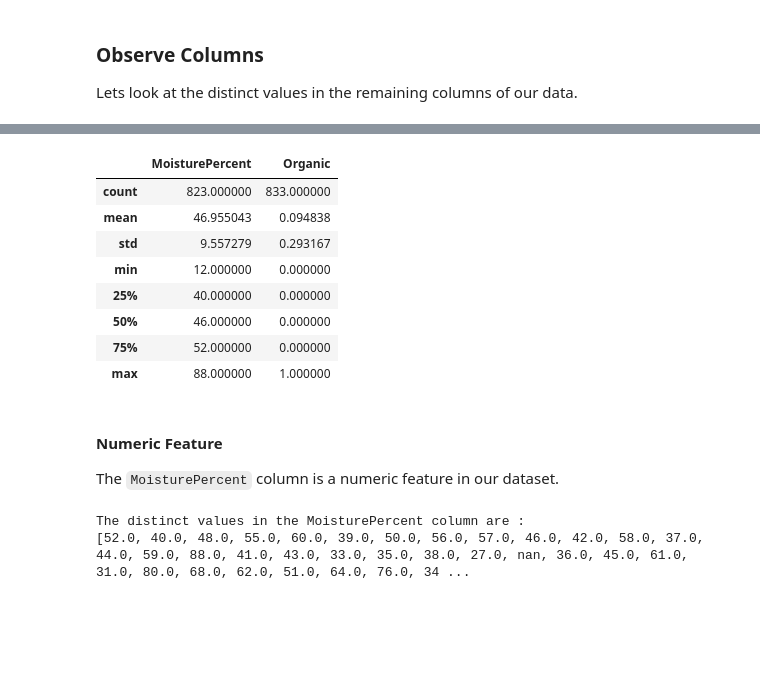
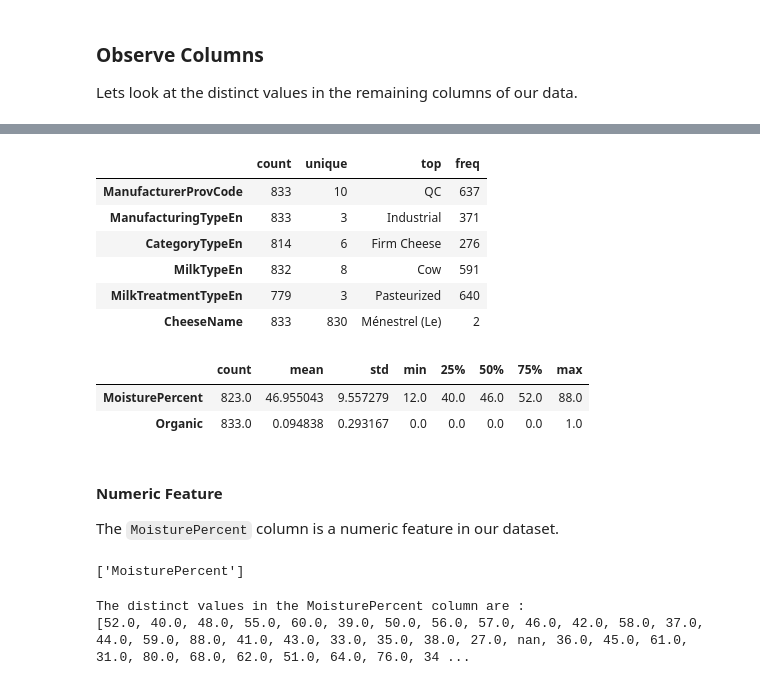
Before and after one commit to Dipto9999/intro-ml-students, a Jupyter notebook: release/final_project/final_project.ipynb, the cells around one changed output, grey strips where cells are left out. Drawn from its saved outputs; the diff is of its cells as text; code cells hidden in the pictures; blank space fills up the shorter version.

```diff
--- a/release/final_project/final_project.ipynb
+++ b/release/final_project/final_project.ipynb
@@ -219,19 +235,30 @@ Lets look at the distinct values in the remaining columns of our data.
+# %%
+objects_df = X_train.describe(include = 'object').T
+display(objects_df)
+# %% [output]
+|  | count | unique | top | freq |
+| ManufacturerProvCode | 833 | 10 | QC | 637 |
+| ManufacturingTypeEn | 833 | 3 | Industrial | 371 |
+| CategoryTypeEn | 814 | 6 | Firm Cheese | 276 |
+| MilkTypeEn | 832 | 8 | Cow | 591 |
+| MilkTreatmentTypeEn | 779 | 3 | Pasteurized | 640 |
+| CheeseName | 833 | 830 | Ménestrel (Le) | 2 |
 # %%
-display(X_train.describe(include = ['int64', 'float64']))
+numeric_df = X_train.describe(include = ['int64', 'float64']).T
+display(numeric_df)
 # %% [output]
-|  | MoisturePercent | Organic |
-| count | 823.000000 | 833.000000 |
-| mean | 46.955043 | 0.094838 |
-| std | 9.557279 | 0.293167 |
-| min | 12.000000 | 0.000000 |
-| 25% | 40.000000 | 0.000000 |
-| 50% | 46.000000 | 0.000000 |
-| 75% | 52.000000 | 0.000000 |
-| max | 88.000000 | 1.000000 |
+|  | count | mean | std | min | 25% | 50% | 75% | max |
+| MoisturePercent | 823.0 | 46.955043 | 9.557279 | 12.0 | 40.0 | 46.0 | 52.0 | 88.0 |
+| Organic | 833.0 | 0.094838 | 0.293167 | 0.0 | 0.0 | 0.0 | 0.0 | 1.0 |
 # %% [markdown]
 #### Numeric Feature
 
 The `MoisturePercent` column is a numeric feature in our dataset.
+# %%
+numeric_feats = [feat for feat in numeric_df.index if len(X_train[feat].unique()) != 2]
+display(numeric_feats)
+# %% [output]
+['MoisturePercent']
 # %%
 print(f'''The distinct values in the MoisturePercent column are : \n{list(X_train['MoisturePercent'].unique())}''')
 # %% [output]
```
Also changed, not shown: parts of 36 cells of this notebook.
